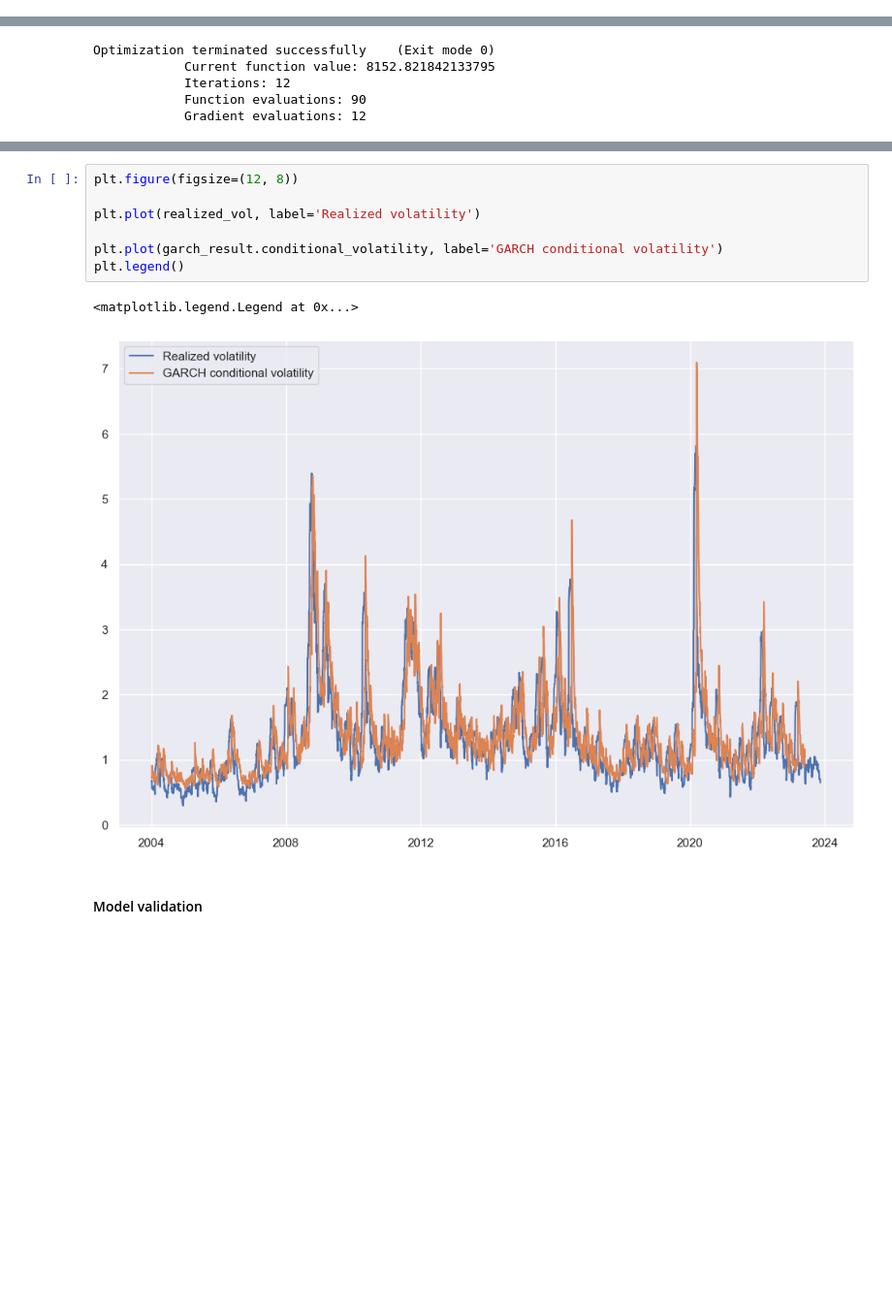
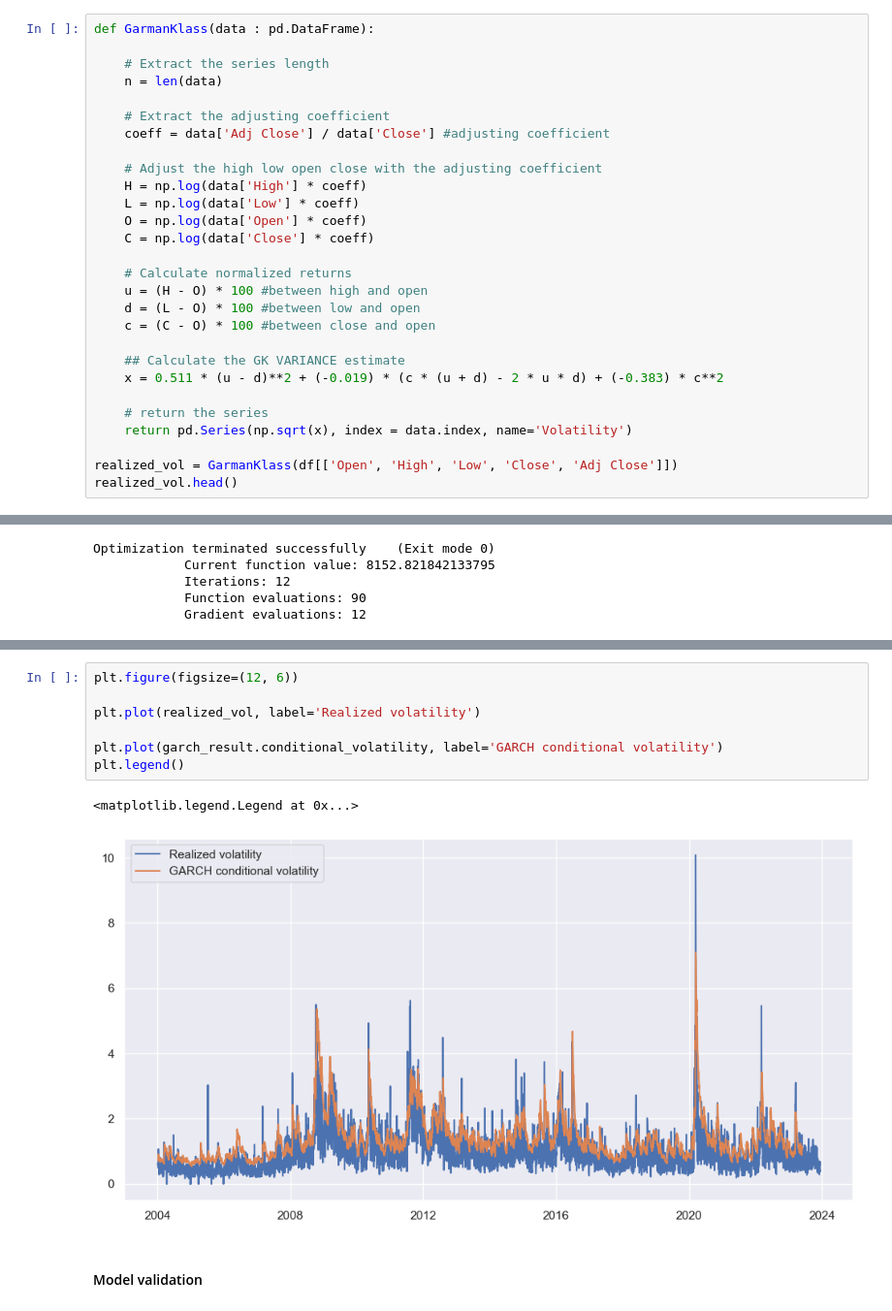
Before and after one commit to tommasograndi/market-vol-forecasting-with-GARCH-models, a Jupyter notebook: notebook_GARCH.ipynb, the cells around one changed output, grey strips where cells are left out. Shown at 97% size. Cells and saved outputs as stored; diff of their text form; blank space fills up the shorter version.

```diff
--- a/notebook.ipynb
+++ b/notebook_GARCH.ipynb
@@ -546,0 +583,28 @@ realized_vol.dropna(inplace=True)
+# %%
+def GarmanKlass(data : pd.DataFrame):
+
+    # Extract the series length
+    n = len(data)
+
+    # Extract the adjusting coefficient
+    coeff = data['Adj Close'] / data['Close'] #adjusting coefficient
+
+    # Adjust the high low open close with the adjusting coefficient
+    H = np.log(data['High'] * coeff)
+    L = np.log(data['Low'] * coeff)
+    O = np.log(data['Open'] * coeff)
+    C = np.log(data['Close'] * coeff)
+
+    # Calculate normalized returns
+    u = (H - O) * 100 #between high and open
+    d = (L - O) * 100 #between low and open
+    c = (C - O) * 100 #between close and open
+
+    ## Calculate the GK VARIANCE estimate
+    x = 0.511 * (u - d)**2 + (-0.019) * (c * (u + d) - 2 * u * d) + (-0.383) * c**2
+
+    # return the series
+    return pd.Series(np.sqrt(x), index = data.index, name='Volatility')
+
+realized_vol = GarmanKlass(df[['Open', 'High', 'Low', 'Close', 'Adj Close']])
+realized_vol.head()
@@ -827,15 +899,15 @@ beta[1]        0.8919  1.608e-02     55.457      0.000     [  0.860,  0.923]
 
 Covariance estimator: robust
 # %%
-plt.figure(figsize=(12, 8))
+plt.figure(figsize=(12, 6))
 
 plt.plot(realized_vol, label='Realized volatility')
 
 plt.plot(garch_result.conditional_volatility, label='GARCH conditional volatility')
 plt.legend()
 # %% [output]
 <matplotlib.legend.Legend at 0x...>
-[figure, old version]
+[figure, new version]
 # %% [markdown]
 #### Model validation
 # %%
```
Also changed, not shown: parts of 69 cells of this notebook, 4 other files.
